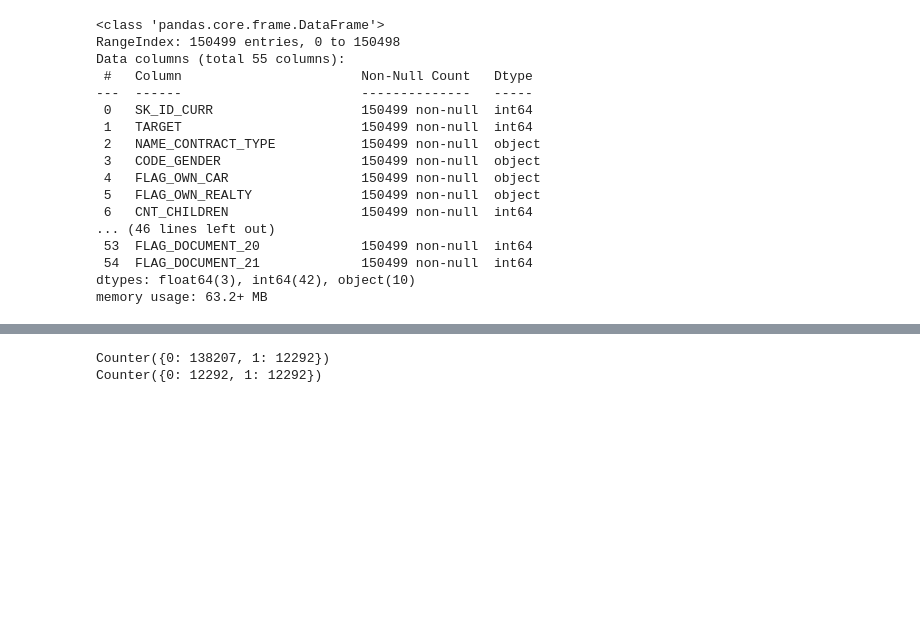
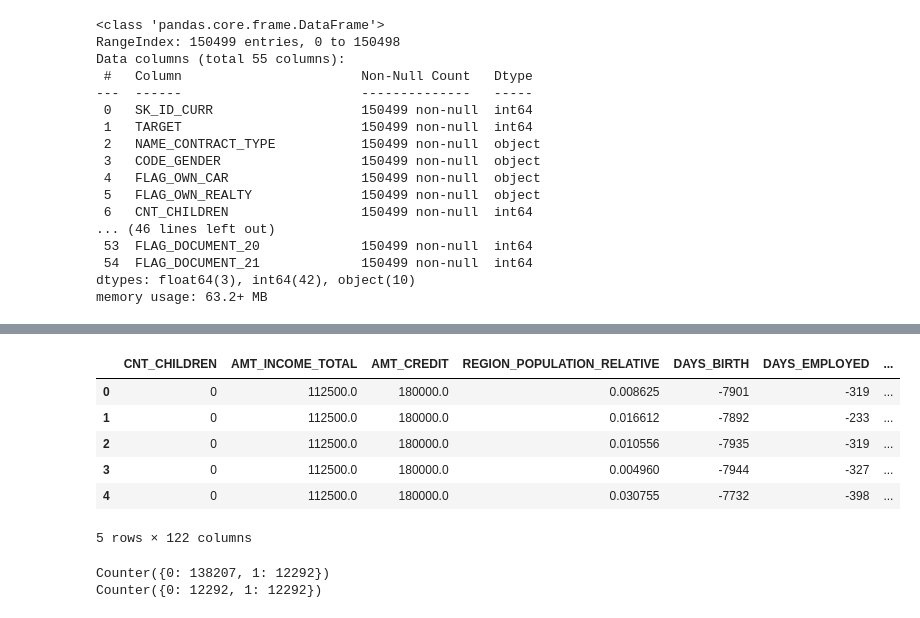
Before and after one commit to RajeeNatch/Project_Underwriters, a Jupyter notebook: Credit_Risk_Evaluator.ipynb, the cells around one changed output, grey strips where cells are left out. Saved outputs shown, nothing was run; the diff lists cells and outputs as text; code cells hidden in the pictures; blank space fills up the shorter version.

```diff
--- a/Credit_Risk_Evaluator.ipynb
+++ b/Credit_Risk_Evaluator.ipynb
@@ -134,6 +120,16 @@ X_dummies =pd.get_dummies(X)
 
 y=clean_df['TARGET']
 y_dummies=LabelEncoder().fit_transform(y)
+# %%
+X.head()
+# %% [output]
+|  | CNT_CHILDREN | AMT_INCOME_TOTAL | AMT_CREDIT | REGION_POPULATION_RELATIVE | DAYS_BIRTH | DAYS_EMPLOYED | ... |
+| 0 | 0 | 112500.0 | 180000.0 | 0.008625 | -7901 | -319 | ... |
+| 1 | 0 | 112500.0 | 180000.0 | 0.016612 | -7892 | -233 | ... |
+| 2 | 0 | 112500.0 | 180000.0 | 0.010556 | -7935 | -319 | ... |
+| 3 | 0 | 112500.0 | 180000.0 | 0.004960 | -7944 | -327 | ... |
+| 4 | 0 | 112500.0 | 180000.0 | 0.030755 | -7732 | -398 | ... |
+5 rows × 122 columns
 # %%
 # Undersample imbalanced dataset with NearMiss-1
 from collections import Counter
```
Also changed, not shown: parts of 21 cells of this notebook, 1 other file.
